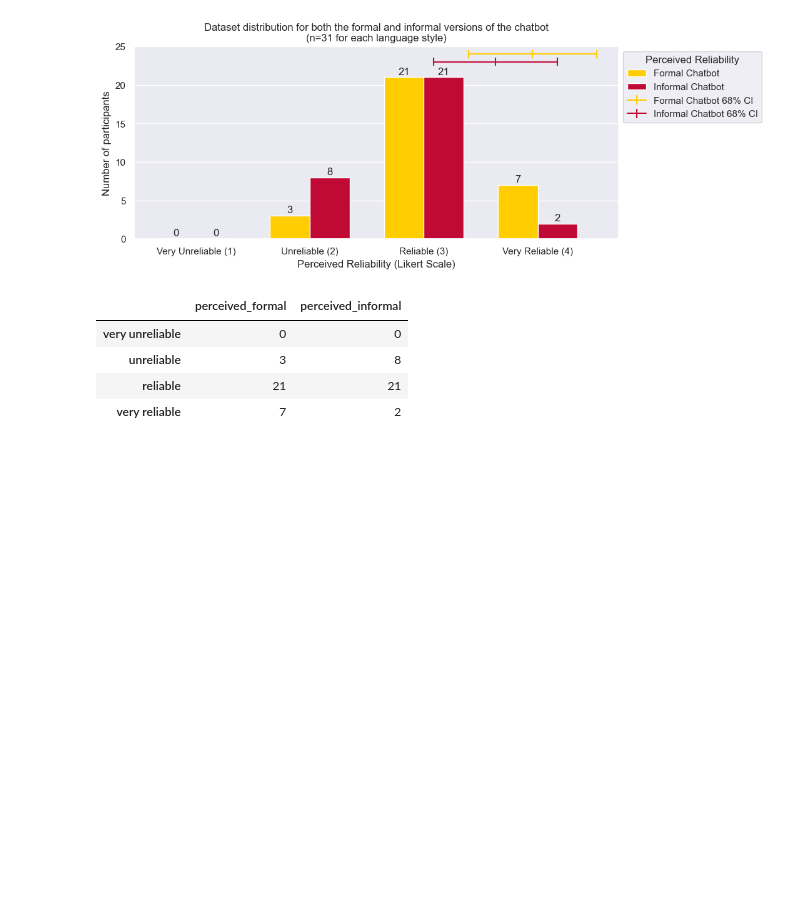
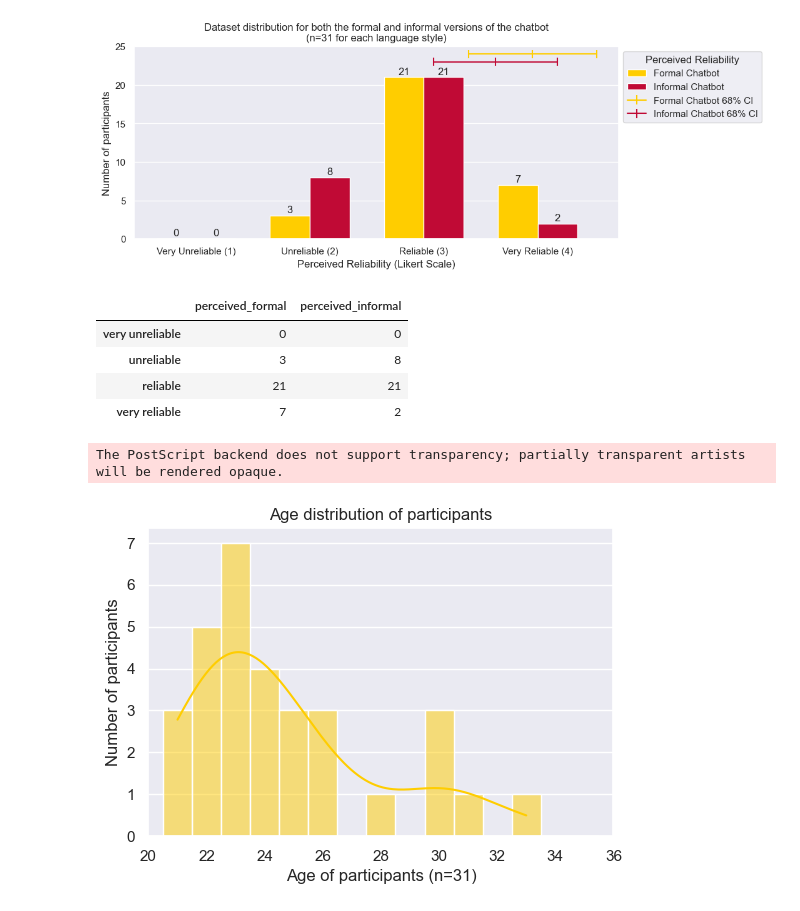
Before and after one commit to Denbergvanthijs/MethodsInAIResearch, a Jupyter notebook: data_analysis.ipynb, the cells around one changed output. Saved outputs shown, nothing was run; the diff lists cells and outputs as text; code cells hidden in the pictures; blank space fills up the shorter version.

Commit message:
Added age distribution

```diff
--- a/data_analysis.ipynb
+++ b/data_analysis.ipynb
@@ -218,3 +224,20 @@ df_merged
 | unreliable | 3 | 8 |
 | reliable | 21 | 21 |
 | very reliable | 7 | 2 |
+# %%
+# Plot the age distribution
+fig, ax = plt.subplots(figsize=(6, 4))
+sns.histplot(data=df_survey, x="age", ax=ax, kde=True, stat="count", color="#FFCD00", binrange=(18, 35), discrete=True)
+# Add missing ticks
+plt.xlim(20, 36)
+plt.grid(axis="x")
+
+plt.title("Age distribution of participants")
+plt.xlabel("Age of participants (n=31)")
+plt.ylabel("Number of participants")
+
+plt.savefig("./images/age_distribution.eps", format="eps", bbox_inches="tight", dpi=300)
+plt.show()
+# %% [output]
+The PostScript backend does not support transparency; partially transparent artists will be rendered opaque.
+[figure, added]
```
Also changed, not shown: parts of 3 cells of this notebook, 3 other files.
